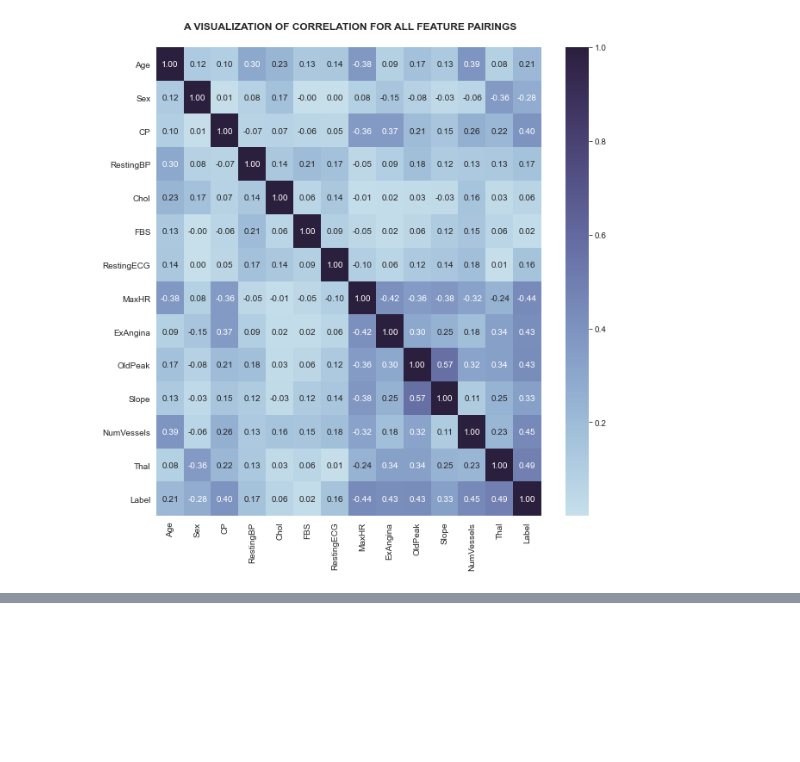
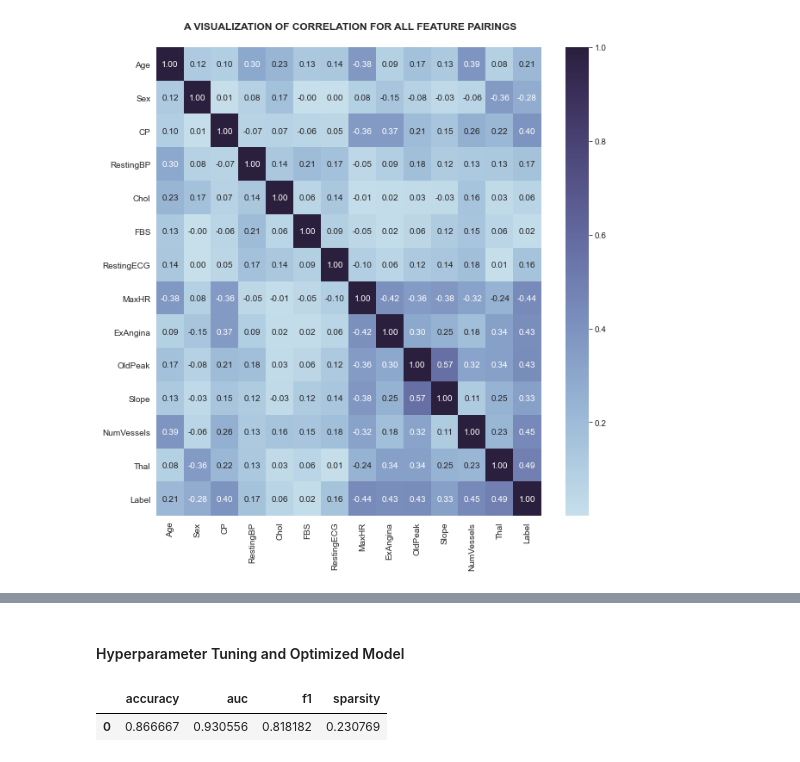
Before and after one commit to habibkhadri1/CapstoneProjectFinal, a Jupyter notebook: PredictingHeartDiseaseTarget.ipynb, the cells around one changed output, grey strips where cells are left out. Saved outputs shown, nothing was run; the diff lists cells and outputs as text; code cells hidden in the pictures; blank space fills up the shorter version.

```diff
--- a/PredictingHeartDiseaseTarget.ipynb
+++ b/PredictingHeartDiseaseTarget.ipynb
@@ -233,0 +376,21 @@ plt.show()
+# %% [markdown]
+#### Hyperparameter Tuning and Optimized Model
+# %%
+# initialize hyperparameter arrays
+nEstimatorRange = [10, 100, 200, 300, 400]; maxDepthRange = [3,5,10,15,20]
+minSamplesSplitRange = [2, 4, 6, 8, 10]
+
+modelGBC = GradientBoostingClassifier(random_state=0)
+param_gridGBC = {'n_estimators': nEstimatorRange, 'max_depth': maxDepthRange, 'min_samples_split': minSamplesSplitRange}
+
+paramGBC = GridSearchCV(modelGBC, param_gridGBC, scoring='roc_auc', return_train_score=True)
+paramGBC.fit(trainX, trainY)
+
+gridGBCScores = {'accuracy': [], 'auc': [], 'f1': [], 'sparsity': []}
+modelScoring(paramGBC.best_estimator_, testX, testY, gridGBCScores)
+
+gridGBCScores = pd.DataFrame(gridGBCScores)
+display(gridGBCScores)
+# %% [output]
+|  | accuracy | auc | f1 | sparsity |
+| 0 | 0.866667 | 0.930556 | 0.818182 | 0.230769 |
```
Also changed, not shown: parts of 26 cells of this notebook.
